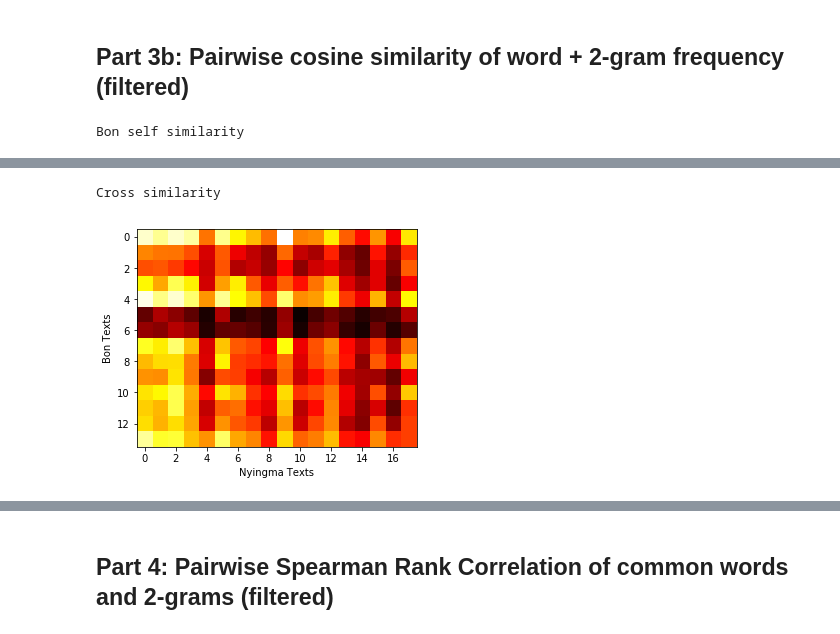
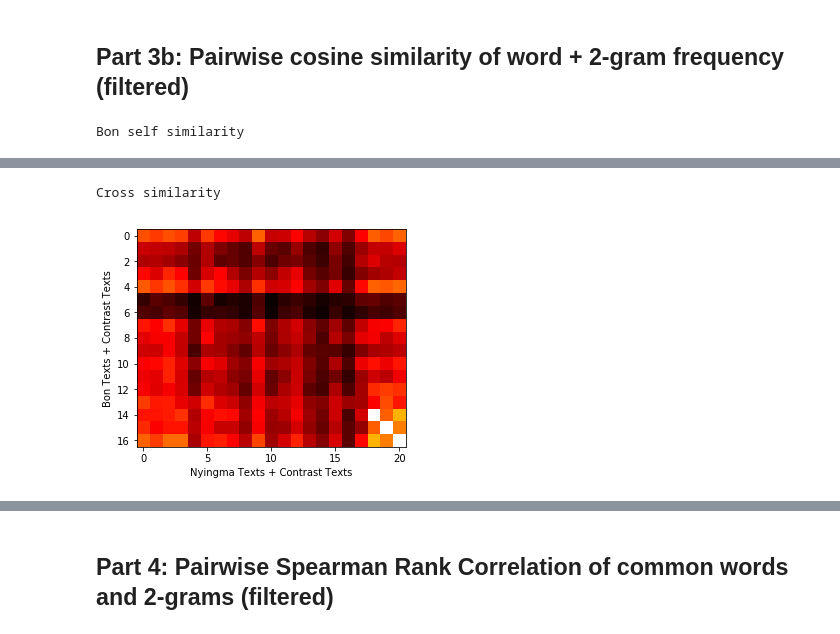
Before and after one commit to keutzer/bo-corpus-analytics, a Jupyter notebook: bon_nyingma_filtered_word_frequency_analysis.ipynb, the cells around one changed output, grey strips where cells are left out. Cells and saved outputs as stored; diff of their text form; code cells hidden in the pictures.

```diff
--- a/bon_nyingma_filtered_word_frequency_analysis.ipynb
+++ b/bon_nyingma_filtered_word_frequency_analysis.ipynb
@@ -313,8 +368,13 @@ nyingma_bigrams = []
 for t in nyingma_texts:
     grams = [tsek.join(x) for x in ngrams(t, 2)]
     nyingma_bigrams.append(grams)
+
+contrast_bigrams = []
+for t in contrast_texts:
+    grams = [tsek.join(x) for x in ngrams(t, 2)]
+    contrast_bigrams.append(grams)
 # %%
-dct_bigrams = Dictionary(bon_bigrams + nyingma_bigrams)
+dct_bigrams = Dictionary(bon_bigrams + nyingma_bigrams + contrast_bigrams)
 # %%
 bon_bows_bigrams = []
 for t in bon_bigrams:
@@ -323,6 +383,10 @@ for t in bon_bigrams:
 nyingma_bows_bigrams = []
 for t in nyingma_bigrams:
     nyingma_bows_bigrams.append(dct_bigrams.doc2bow(t))
+
+contrast_bows_bigrams = []
+for t in contrast_bigrams:
+    contrast_bows_bigrams.append(dct_bigrams.doc2bow(t))
 # %%
 bon_tfs_bigrams = []
 for t in bon_bows_bigrams:
@@ -337,4 +401,11 @@ for t in nyingma_bows_bigrams:
     for k, v in t:
         vec[k] = v
     nyingma_tfs_bigrams.append(vec)
+
+contrast_tfs_bigrams = []
+for t in contrast_bows_bigrams:
+    vec = np.zeros(len(dct_bigrams))
+    for k, v in t:
+        vec[k] = v
+    contrast_tfs_bigrams.append(vec)
 # %%
@@ -682,7 +810,11 @@ nyingma_words_bigrams_f = []
 for t1, t2 in zip(nyingma_texts_f, nyingma_bigrams_f):
     nyingma_words_bigrams_f.append(t1 + t2)
 
-dct_words_bigrams_f = Dictionary(bon_words_bigrams_f + nyingma_words_bigrams_f)
+contrast_words_bigrams_f = []
+for t1, t2 in zip(contrast_texts_f, contrast_bigrams_f):
+    contrast_words_bigrams_f.append(t1 + t2)
+
+dct_words_bigrams_f = Dictionary(bon_words_bigrams_f + nyingma_words_bigrams_f+ contrast_words_bigrams_f)
 
 bon_bows_words_bigrams_f = []
 for t in bon_words_bigrams_f:
@@ -691,6 +823,10 @@ for t in bon_words_bigrams_f:
 nyingma_bows_words_bigrams_f = []
 for t in nyingma_words_bigrams_f:
     nyingma_bows_words_bigrams_f.append(dct_words_bigrams_f.doc2bow(t))
+
+contrast_bows_words_bigrams_f = []
+for t in contrast_words_bigrams_f:
+    contrast_bows_words_bigrams_f.append(dct_words_bigrams_f.doc2bow(t))
 
 bon_tfs_words_bigrams_f = []
 for t in bon_bows_words_bigrams_f:
@@ -706,49 +842,56 @@ for t in nyingma_bows_words_bigrams_f:
         vec[k] = v
     nyingma_tfs_words_bigrams_f.append(vec)
 
+contrast_tfs_words_bigrams_f = []
+for t in contrast_bows_words_bigrams_f:
+    vec = np.zeros(len(dct_words_bigrams_f))
+    for k, v in t:
+        vec[k] = v
+    contrast_tfs_words_bigrams_f.append(vec)
+
+b = bon_tfs_words_bigrams_f + contrast_tfs_words_bigrams_f
+n = nyingma_tfs_words_bigrams_f + contrast_tfs_words_bigrams_f
 
 print("Bon self similarity")
-cos_sims_words_bigrams_f = np.zeros((len(bon_tfs_words_bigrams_f), len(bon_tfs_words_bigrams_f)))
+cos_sims_f = np.zeros((len(b), len(b)))
 
-for i in range(len(bon_tfs_words_bigrams_f)):
-    for j in range(len(bon_tfs_words_bigrams_f)):
-        u = bon_tfs_words_bigrams_f[i]
-        v = bon_tfs_words_bigrams_f[j]
-        cos_sims_words_bigrams_f[i,j] = (u / np.linalg.norm(u)).dot(v / np.linalg.norm(v))
+for i in range(len(b)):
+    for j in range(len(b)):
+        u = b[i]
+        v = b[j]
+        cos_sims_f[i,j] = (u / np.linalg.norm(u)).dot(v / np.linalg.norm(v))
 
-plt.imshow(cos_sims_words_bigrams_f, cmap='hot', interpolation='nearest')
-plt.xlabel('Bon Texts')
-plt.ylabel('Bon Texts')
+plt.imshow(cos_sims_f, cmap='hot', interpolation='nearest')
+plt.xlabel('Bon Texts + Contrast Texts')
+plt.ylabel('Bon Texts + Contrast Texts')
 plt.show()
 
+print("Nyingma similarity")
+cos_sims_f = np.zeros((len(n), len(n)))
 
-print("Nyingma self similarity")
-cos_sims_words_bigrams_f = np.zeros((len(nyingma_tfs_words_bigrams_f), len(nyingma_tfs_words_bigrams_f)))
+for i in range(len(n)):
+    for j in range(len(n)):
+        u = n[i]
+        v = n[j]
+        cos_sims_f[i,j] = (u / np.linalg.norm(u)).dot(v / np.linalg.norm(v))
 
-for i in range(len(nyingma_tfs_words_bigrams_f)):
-    for j in range(len(nyingma_tfs_words_bigrams_f)):
-        u = nyingma_tfs_words_bigrams_f[i]
-        v = nyingma_tfs_words_bigrams_f[j]
-        cos_sims_words_bigrams_f[i,j] = (u / np.linalg.norm(u)).dot(v / np.linalg.norm(v))
-
-plt.imshow(cos_sims_words_bigrams_f, cmap='hot', interpolation='nearest')
-plt.xlabel('Nyingma Texts')
-plt.ylabel('Nyingma Texts')
+plt.imshow(cos_sims_f, cmap='hot', interpolation='nearest')
+plt.xlabel('Nyingma Texts + Contrast Texts')
+plt.ylabel('Nyingma Texts + Contrast Texts')
 plt.show()
 
+print("Cross similarity")
+cos_sims_f = np.zeros((len(b), len(n)))
 
-print("Cross similarity")
-cos_sims_words_bigrams_f = np.zeros((len(bon_tfs_words_bigrams_f), len(nyingma_tfs_words_bigrams_f)))
+for i in range(len(b)):
+    for j in range(len(n)):
+        u = b[i]
+        v = n[j]
+        cos_sims_f[i,j] = (u / np.linalg.norm(u)).dot(v / np.linalg.norm(v))
 
-for i in range(len(bon_tfs_words_bigrams_f)):
-    for j in range(len(nyingma_tfs_words_bigrams_f)):
-        u = bon_tfs_words_bigrams_f[i]
-        v = nyingma_tfs_words_bigrams_f[j]
-        cos_sims_words_bigrams_f[i,j] = (u / np.linalg.norm(u)).dot(v / np.linalg.norm(v))
-
-plt.imshow(cos_sims_words_bigrams_f, cmap='hot', interpolation='nearest')
-plt.xlabel('Nyingma Texts')
-plt.ylabel('Bon Texts')
+plt.imshow(cos_sims_f, cmap='hot', interpolation='nearest')
+plt.xlabel('Nyingma Texts + Contrast Texts')
+plt.ylabel('Bon Texts + Contrast Texts')
 plt.show()
 # %% [output]
 Bon self similarity
@@ -758,5 +901,5 @@ Nyingma self similarity
 Cross similarity
-[figure, old version]
+[figure, new version]
 # %%
 bon_idx2fname
 # %% [output]
```
Also changed, not shown: parts of 29 cells of this notebook, 3 other files.
